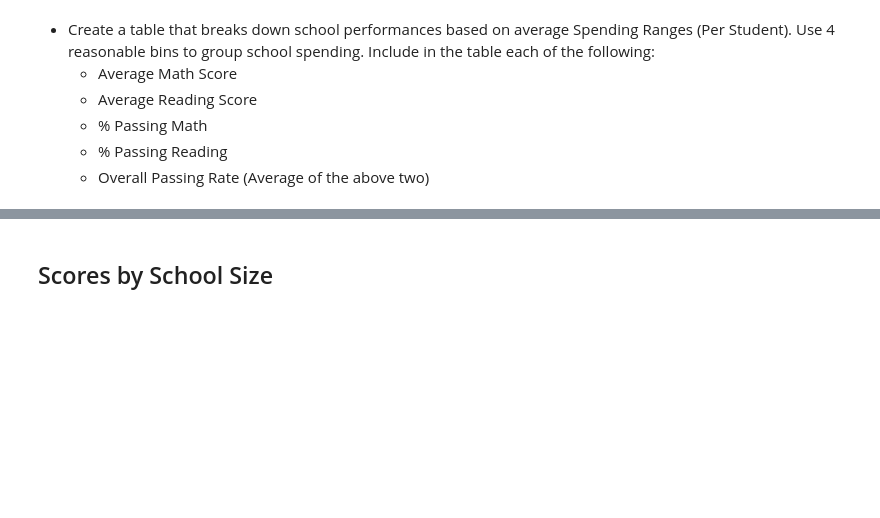
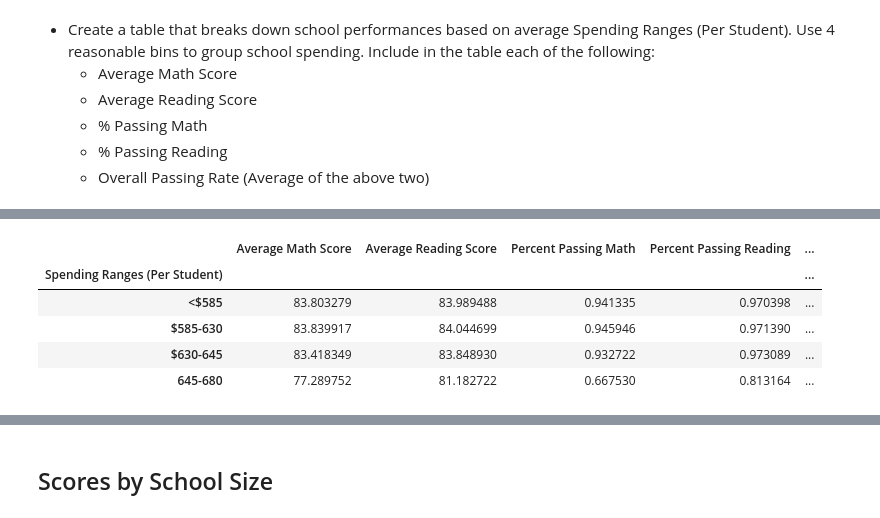
Before and after one commit to pjb327/panda_hw, a Jupyter notebook: PyCitySchools/PyCitySchools_starter.ipynb, the cells around one changed output, grey strips where cells are left out. Drawn from its saved outputs; the diff is of its cells as text; code cells hidden in the pictures; blank space fills up the shorter version.

Commit message:
'done' with wrong answers

```diff
--- a/PyCitySchools/PyCitySchools_starter.ipynb
+++ b/PyCitySchools/PyCitySchools_starter.ipynb
@@ -524,2 +516,16 @@ reading_grades_df
+# %%
+spending_df = spending_df.drop("Type", axis = 1)
+spending_df = spending_df.drop("Students per School", axis = 1)
+spending_df = spending_df.drop("Total Budget", axis = 1)
+spending_df = spending_df.drop("Budget per Student", axis = 1)
+spending_df
+#ask about wrong numbers
+# %% [output]
+|  | Average Math Score | Average Reading Score | Percent Passing Math | Percent Passing Reading | ... |
+| Spending Ranges (Per Student) |  |  |  |  | ... |
+| <$585 | 83.803279 | 83.989488 | 0.941335 | 0.970398 | ... |
+| $585-630 | 83.839917 | 84.044699 | 0.945946 | 0.971390 | ... |
+| $630-645 | 83.418349 | 83.848930 | 0.932722 | 0.973089 | ... |
+| 645-680 | 77.289752 | 81.182722 | 0.667530 | 0.813164 | ... |
 # %%
 #cut and bin
```
Also changed, not shown: parts of 9 cells of this notebook.
